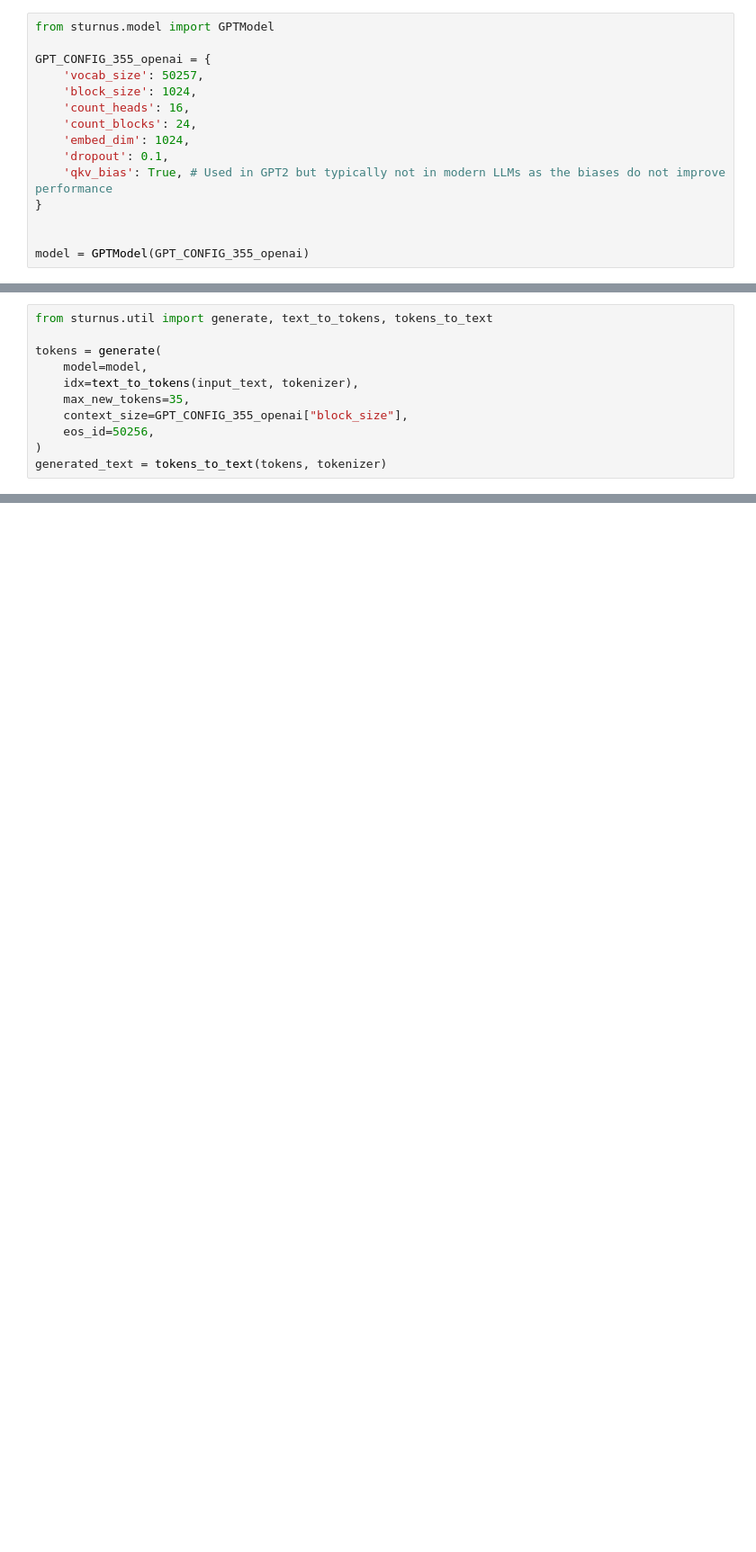
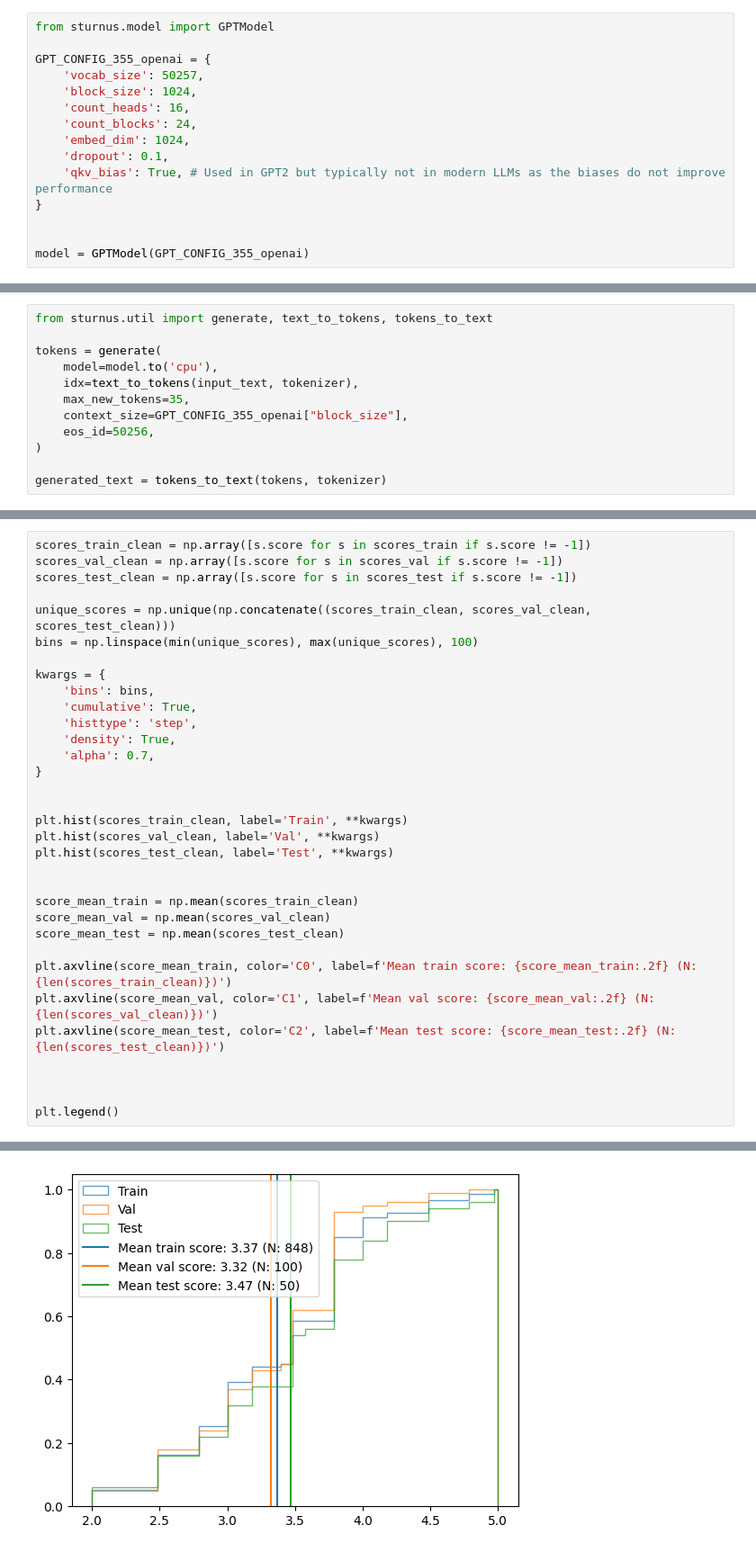
Before and after one commit to crs17/sturnus, a Jupyter notebook: notebooks/Fine-tuning_for_instructions.ipynb, the cells around one changed output, grey strips where cells are left out. Shown at 90% size. Drawn from its saved outputs; the diff is of its cells as text; blank space fills up the shorter version.

```diff
--- a/notebooks/Fine-tuning_for_instructions.ipynb
+++ b/notebooks/Fine-tuning_for_instructions.ipynb
@@ -330,11 +247,12 @@ Construct a regular expression that matches any date in the format of m/d/yyyy.
 from sturnus.util import generate, text_to_tokens, tokens_to_text
 
 tokens = generate(
-    model=model,
+    model=model.to('cpu'),
     idx=text_to_tokens(input_text, tokenizer),
     max_new_tokens=35,
     context_size=GPT_CONFIG_355_openai["block_size"],
     eos_id=50256,
 )
+
 generated_text = tokens_to_text(tokens, tokenizer)
 # %%
@@ -544,0 +756,34 @@ evaluator = CorrectnessEvaluator(llm=correctness_llm)
+# %%
+scores_train_clean = np.array([s.score for s in scores_train if s.score != -1])
+scores_val_clean = np.array([s.score for s in scores_val if s.score != -1])
+scores_test_clean = np.array([s.score for s in scores_test if s.score != -1])
+
+unique_scores = np.unique(np.concatenate((scores_train_clean, scores_val_clean, scores_test_clean)))
+bins = np.linspace(min(unique_scores), max(unique_scores), 100)
+
+kwargs = {
+    'bins': bins,
+    'cumulative': True,
+    'histtype': 'step',
+    'density': True,
+    'alpha': 0.7,
+}
+
+
+plt.hist(scores_train_clean, label='Train', **kwargs)
+plt.hist(scores_val_clean, label='Val', **kwargs)
+plt.hist(scores_test_clean, label='Test', **kwargs)
+
+
+score_mean_train = np.mean(scores_train_clean)
+score_mean_val = np.mean(scores_val_clean)
+score_mean_test = np.mean(scores_test_clean)
+
+plt.axvline(score_mean_train, color='C0', label=f'Mean train score: {score_mean_train:.2f} (N: {len(scores_train_clean)})')
+plt.axvline(score_mean_val, color='C1', label=f'Mean val score: {score_mean_val:.2f} (N: {len(scores_val_clean)})')
+plt.axvline(score_mean_test, color='C2', label=f'Mean test score: {score_mean_test:.2f} (N: {len(scores_test_clean)})')
+
+
+
+plt.legend()
+# %% [output]
@@ -544,0 +791 @@ evaluator = CorrectnessEvaluator(llm=correctness_llm)
+[figure, added]
```
Also changed, not shown: parts of 81 cells of this notebook.
